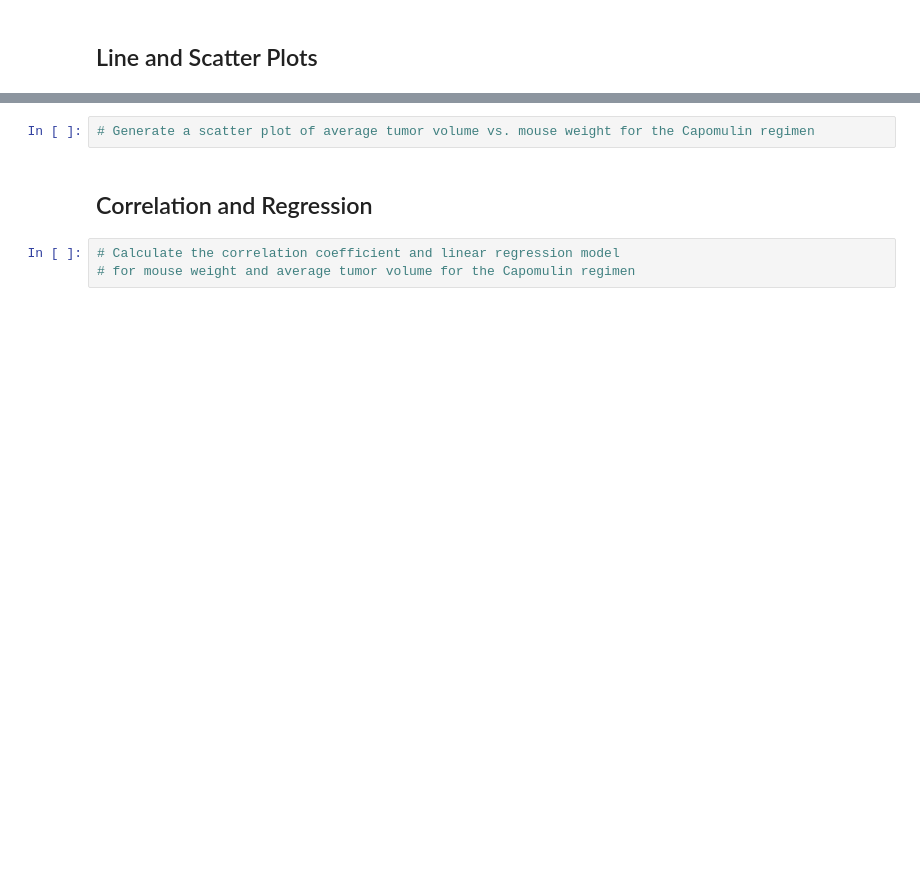
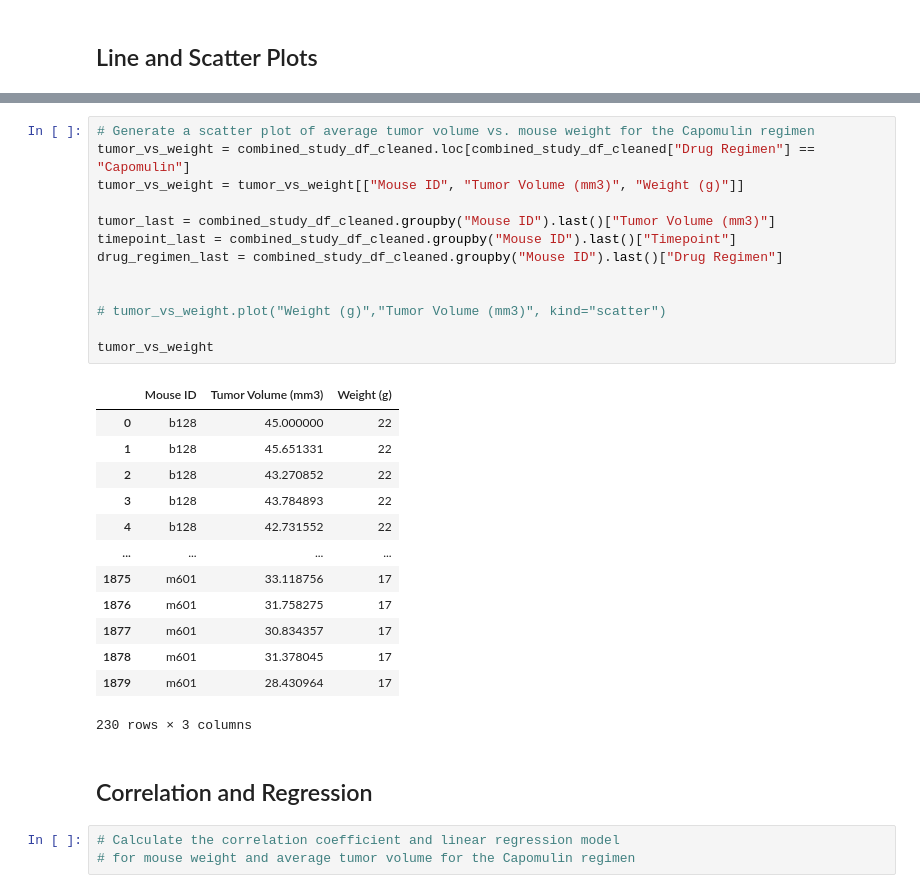
Before and after one commit to CCom20/matplot-challenge, a Jupyter notebook: pymaceuticals_analysis.ipynb, the cells around one changed output, grey strips where cells are left out. Drawn from its saved outputs; the diff is of its cells as text; blank space fills up the shorter version.

```diff
--- a/pymaceuticals_analysis.ipynb
+++ b/pymaceuticals_analysis.ipynb
@@ -273,5 +288,30 @@ Name: Tumor Volume (mm3), dtype: float64
-# %%
-# Generate a scatter plot of average tumor volume vs. mouse weight for the Capomulin regimen
+# %%
+# Generate a scatter plot of average tumor volume vs. mouse weight for the Capomulin regimen
+tumor_vs_weight = combined_study_df_cleaned.loc[combined_study_df_cleaned["Drug Regimen"] == "Capomulin"]
+tumor_vs_weight = tumor_vs_weight[["Mouse ID", "Tumor Volume (mm3)", "Weight (g)"]]
+
+tumor_last = combined_study_df_cleaned.groupby("Mouse ID").last()["Tumor Volume (mm3)"]
+timepoint_last = combined_study_df_cleaned.groupby("Mouse ID").last()["Timepoint"]
+drug_regimen_last = combined_study_df_cleaned.groupby("Mouse ID").last()["Drug Regimen"]
+
+
+# tumor_vs_weight.plot("Weight (g)","Tumor Volume (mm3)", kind="scatter")
+
+tumor_vs_weight
+# %% [output]
+|  | Mouse ID | Tumor Volume (mm3) | Weight (g) |
+| 0 | b128 | 45.000000 | 22 |
+| 1 | b128 | 45.651331 | 22 |
+| 2 | b128 | 43.270852 | 22 |
+| 3 | b128 | 43.784893 | 22 |
+| 4 | b128 | 42.731552 | 22 |
+| ... | ... | ... | ... |
+| 1875 | m601 | 33.118756 | 17 |
+| 1876 | m601 | 31.758275 | 17 |
+| 1877 | m601 | 30.834357 | 17 |
+| 1878 | m601 | 31.378045 | 17 |
+| 1879 | m601 | 28.430964 | 17 |
+230 rows × 3 columns
 # %% [markdown]
 ## Correlation and Regression
 # %%
```
Also changed, not shown: parts of 8 cells of this notebook.
